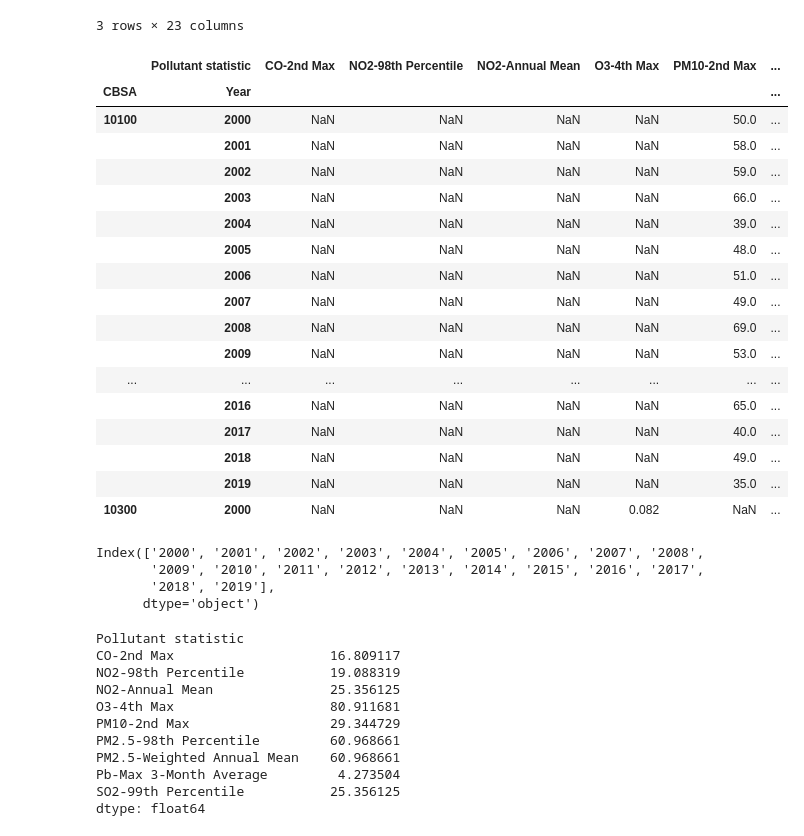
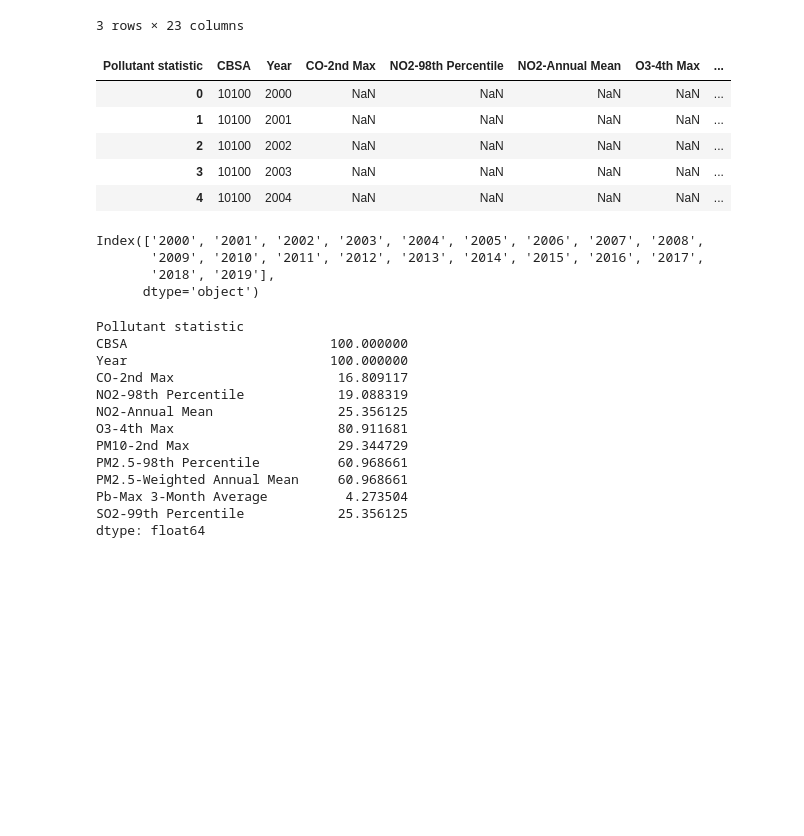
Before and after one commit to roshanmehta12/US-air-quality, a Jupyter notebook: mp1-air-quality.ipynb, the cells around one changed output. Cells and saved outputs as stored; diff of their text form; code cells hidden in the pictures; blank space fills up the shorter version.

```diff
--- a/mp1-air-quality.ipynb
+++ b/mp1-air-quality.ipynb
@@ -54,39 +35,27 @@ data.head(3)
 # %%
 # tidying the data
 # we first need to melt the years into a single 'year' variable and then pivot
 tidy_data = data.copy()
 tidy_data = tidy_data.drop('Core Based Statistical Area', axis = 1)
 tidy_data = tidy_data.melt(
     id_vars =['CBSA', 'Pollutant statistic'],
     value_vars = ["2000", "2001", "2002", "2003", "2004", "2005", '2006', "2007", "2008", "2009", "2010", "2011",
                  "2012", "2013", "2014", "2015", "2016", "2017", "2018", "2019"],
     var_name = 'Year',
     value_name = 'Concentration'
 ).pivot_table(
     index = ['CBSA', 'Year'],
     columns = ['Pollutant statistic'],
-    values = 'Concentration')
+    values = 'Concentration').reset_index()
 
-tidy_data.head(21)
+tidy_data.head(5)
 # %% [output]
-|  | Pollutant statistic | CO-2nd Max | NO2-98th Percentile | NO2-Annual Mean | O3-4th Max | PM10-2nd Max | ... |
-| CBSA | Year |  |  |  |  |  | ... |
-| 10100 | 2000 | NaN | NaN | NaN | NaN | 50.0 | ... |
-|  | 2001 | NaN | NaN | NaN | NaN | 58.0 | ... |
-|  | 2002 | NaN | NaN | NaN | NaN | 59.0 | ... |
-|  | 2003 | NaN | NaN | NaN | NaN | 66.0 | ... |
-|  | 2004 | NaN | NaN | NaN | NaN | 39.0 | ... |
-|  | 2005 | NaN | NaN | NaN | NaN | 48.0 | ... |
-|  | 2006 | NaN | NaN | NaN | NaN | 51.0 | ... |
-|  | 2007 | NaN | NaN | NaN | NaN | 49.0 | ... |
-|  | 2008 | NaN | NaN | NaN | NaN | 69.0 | ... |
-|  | 2009 | NaN | NaN | NaN | NaN | 53.0 | ... |
-| ... | ... | ... | ... | ... | ... | ... | ... |
-|  | 2016 | NaN | NaN | NaN | NaN | 65.0 | ... |
-|  | 2017 | NaN | NaN | NaN | NaN | 40.0 | ... |
-|  | 2018 | NaN | NaN | NaN | NaN | 49.0 | ... |
-|  | 2019 | NaN | NaN | NaN | NaN | 35.0 | ... |
-| 10300 | 2000 | NaN | NaN | NaN | 0.082 | NaN | ... |
+| Pollutant statistic | CBSA | Year | CO-2nd Max | NO2-98th Percentile | NO2-Annual Mean | O3-4th Max | ... |
+| 0 | 10100 | 2000 | NaN | NaN | NaN | NaN | ... |
+| 1 | 10100 | 2001 | NaN | NaN | NaN | NaN | ... |
+| 2 | 10100 | 2002 | NaN | NaN | NaN | NaN | ... |
+| 3 | 10100 | 2003 | NaN | NaN | NaN | NaN | ... |
+| 4 | 10100 | 2004 | NaN | NaN | NaN | NaN | ... |
 # %%
 ## PART I - this is merging the data
 ##########
@@ -128,13 +97,15 @@ Index(['2000', '2001', '2002', '2003', '2004', '2005', '2006', '2007', '2008',
        '2018', '2019'],
       dtype='object')
 Pollutant statistic
-CO-2nd Max                    16.809117
-NO2-98th Percentile           19.088319
-NO2-Annual Mean               25.356125
-O3-4th Max                    80.911681
-PM10-2nd Max                  29.344729
-PM2.5-98th Percentile         60.968661
-PM2.5-Weighted Annual Mean    60.968661
-Pb-Max 3-Month Average         4.273504
-SO2-99th Percentile           25.356125
+CBSA                          100.000000
+Year                          100.000000
+CO-2nd Max                     16.809117
+NO2-98th Percentile            19.088319
+NO2-Annual Mean                25.356125
+O3-4th Max                     80.911681
+PM10-2nd Max                   29.344729
+PM2.5-98th Percentile          60.968661
+PM2.5-Weighted Annual Mean     60.968661
+Pb-Max 3-Month Average          4.273504
+SO2-99th Percentile            25.356125
 dtype: float64
```
Also changed, not shown: parts of 7 cells of this notebook, 1 other file.
